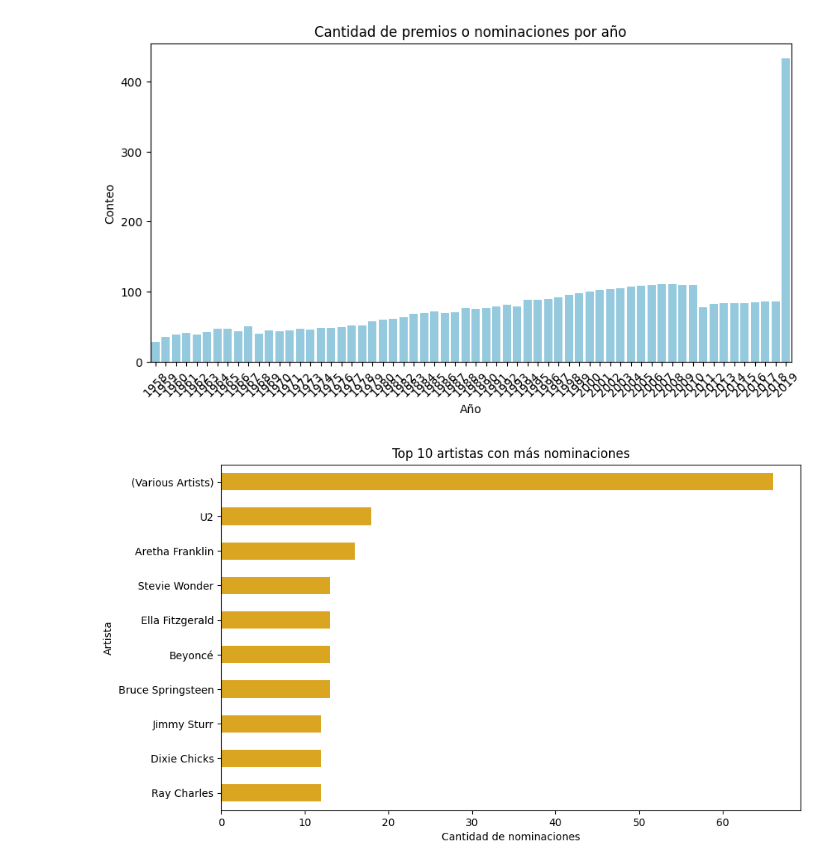
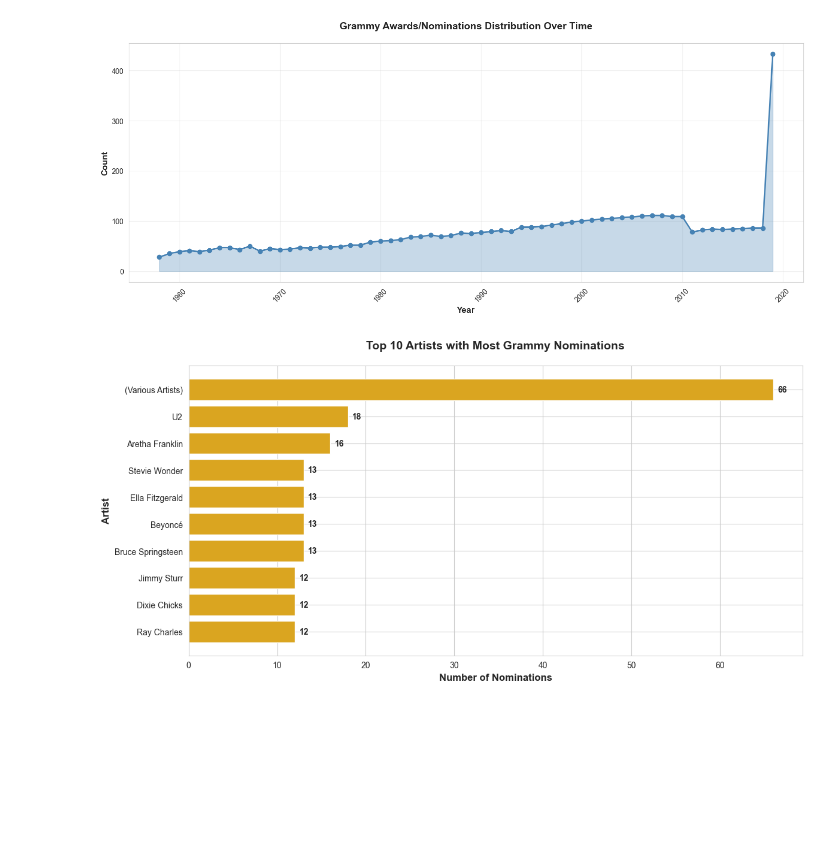
Before and after one commit to JuanHoyos329/workshop-2, a Jupyter notebook: eda.ipynb, the cells around one changed output. Cells and saved outputs as stored; diff of their text form; code cells hidden in the pictures; blank space fills up the shorter version.

```diff
--- a/eda.ipynb
+++ b/eda.ipynb
@@ -16,3 +23,7 @@ import seaborn as sns
 # %%
-spotify_df = pd.read_csv(r"C:\Users\juana\OneDrive\Escritorio\workshop-2\dags\spotify_dataset.csv")
-grammy_df = pd.read_csv(r"C:\Users\juana\OneDrive\Escritorio\workshop-2\dags\the_grammy_awards.csv")
+# Load datasets
+spotify_df = pd.read_csv(r"dags\spotify_dataset.csv")
+grammy_df = pd.read_csv(r"dags\the_grammy_awards.csv")
+
+print(f"Spotify dataset: {spotify_df.shape[0]:,} rows × {spotify_df.shape[1]} columns")
+print(f"Grammy dataset: {grammy_df.shape[0]:,} rows × {grammy_df.shape[1]} columns")
@@ -248,20 +289,31 @@ plt.show()
 # %%
-plt.figure(figsize=(10,5))
-sns.countplot(x='year', data=grammy_df, color='skyblue')
-plt.title("Cantidad de premios o nominaciones por año")
-plt.xlabel("Año")
-plt.ylabel("Conteo")
+# Distribution of awards/nominations by year
+plt.figure(figsize=(14, 6))
+year_counts = grammy_df['year'].value_counts().sort_index()
+plt.plot(year_counts.index, year_counts.values, marker='o', linewidth=2, markersize=6, color='steelblue')
+plt.fill_between(year_counts.index, year_counts.values, alpha=0.3, color='steelblue')
+plt.title('Grammy Awards/Nominations Distribution Over Time', fontsize=14, fontweight='bold', pad=20)
+plt.xlabel('Year', fontsize=12, fontweight='bold')
+plt.ylabel('Count', fontsize=12, fontweight='bold')
+plt.grid(True, alpha=0.3)
 plt.xticks(rotation=45)
+plt.tight_layout()
 plt.show()
 # %% [output]
-[figure, old version]
+[figure, new version]
 # %%
-plt.figure(figsize=(10,6))
-grammy_df['artist'].value_counts().head(10).plot(kind='barh', color='goldenrod')
-plt.title("Top 10 artistas con más nominaciones")
-plt.xlabel("Cantidad de nominaciones")
-plt.ylabel("Artista")
+# Top 10 artists with most nominations
+plt.figure(figsize=(12, 6))
+top_artists_grammy = grammy_df['artist'].value_counts().head(10)
+plt.barh(range(len(top_artists_grammy)), top_artists_grammy.values, color='goldenrod')
+plt.yticks(range(len(top_artists_grammy)), top_artists_grammy.index)
+plt.xlabel('Number of Nominations', fontsize=12, fontweight='bold')
+plt.ylabel('Artist', fontsize=12, fontweight='bold')
+plt.title('Top 10 Artists with Most Grammy Nominations', fontsize=14, fontweight='bold', pad=20)
 plt.gca().invert_yaxis()
+for i, v in enumerate(top_artists_grammy.values):
+    plt.text(v + 0.5, i, str(v), va='center', fontweight='bold')
+plt.tight_layout()
 plt.show()
 # %% [output]
-[figure, old version]
+[figure, new version]
```
Also changed, not shown: parts of 37 cells of this notebook, 15 other files.
